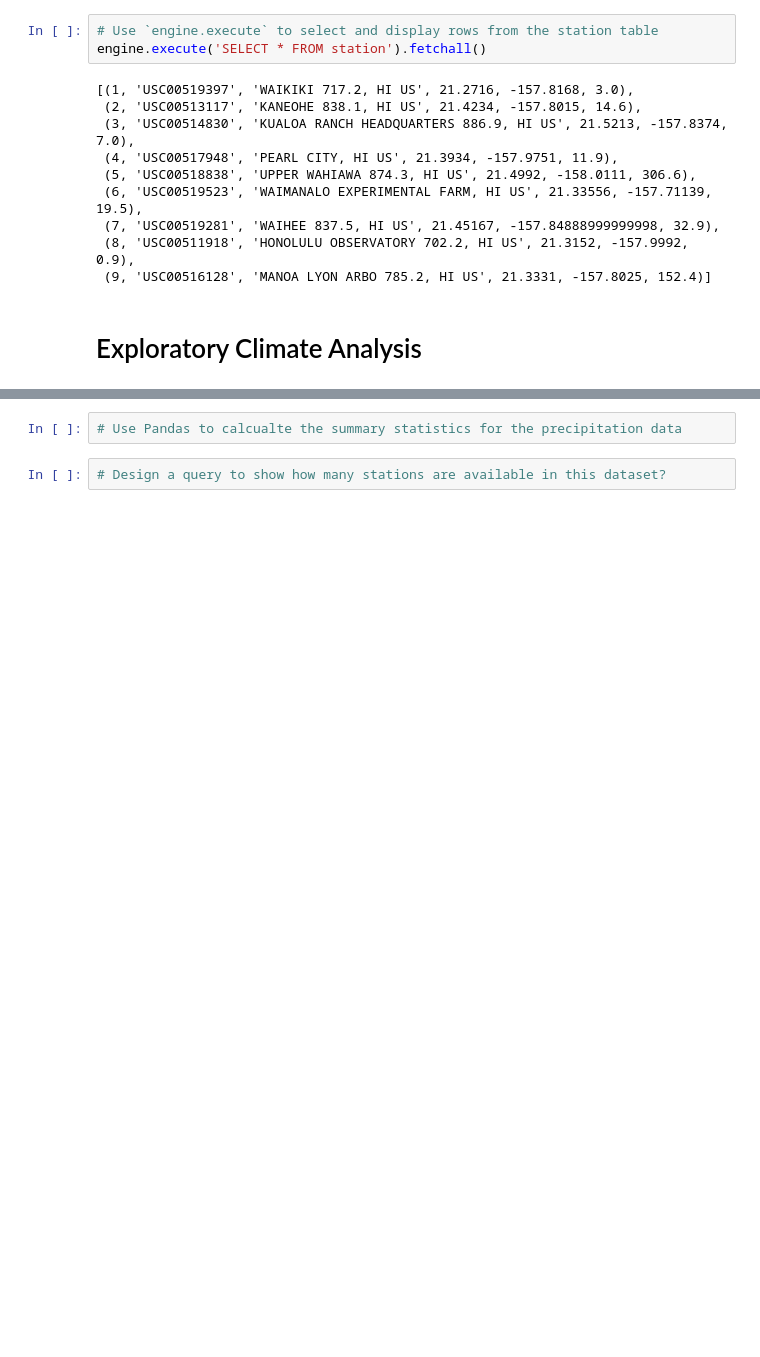
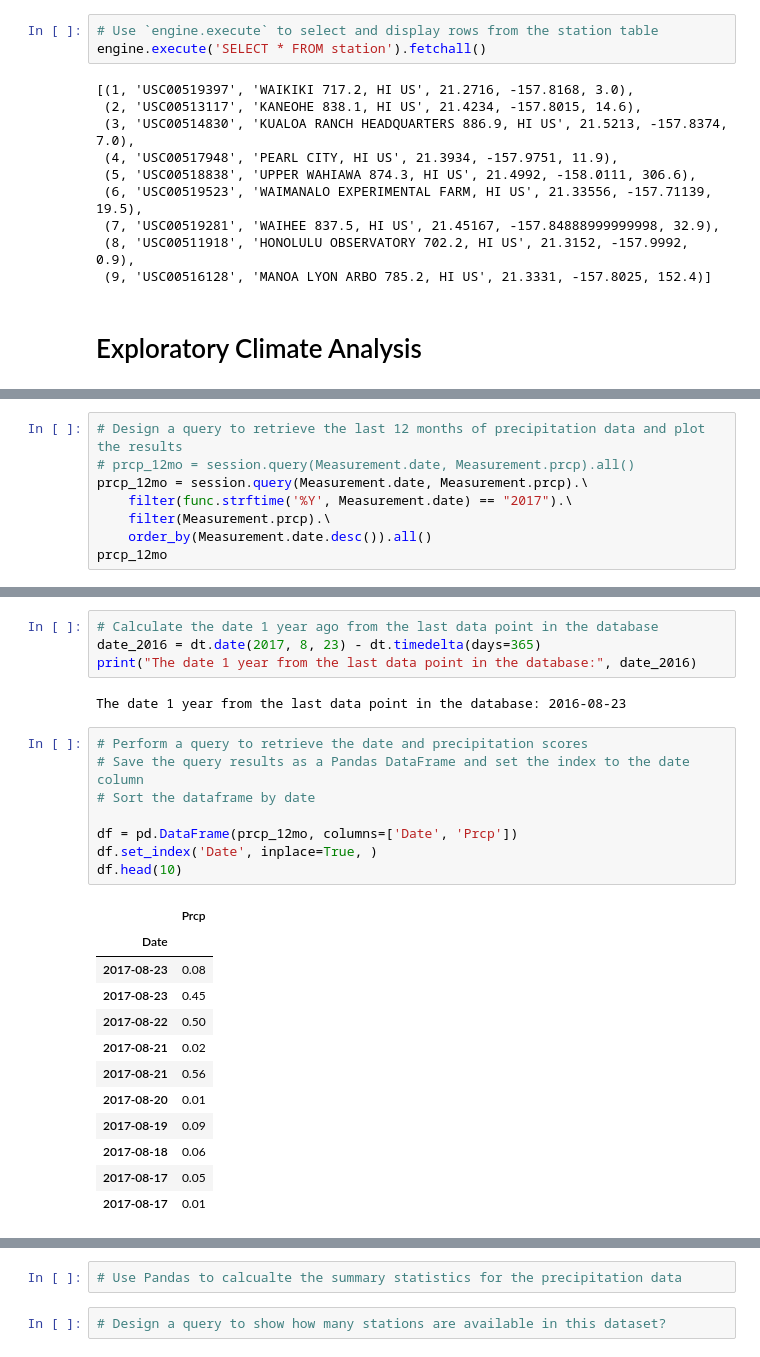
Before and after one commit to MabelDS89/sqlalchemy-challenge, a Jupyter notebook: Climate.ipynb, the cells around one changed output, grey strips where cells are left out. Cells and saved outputs as stored; diff of their text form; blank space fills up the shorter version.

Commit message:
Began precipitation analysis and plotting.

```diff
--- a/Climate.ipynb
+++ b/Climate.ipynb
@@ -128,0 +103,8 @@ date_2016
+# %%
+# Design a query to retrieve the last 12 months of precipitation data and plot the results
+# prcp_12mo = session.query(Measurement.date, Measurement.prcp).all()
+prcp_12mo = session.query(Measurement.date, Measurement.prcp).\
+    filter(func.strftime('%Y', Measurement.date) == "2017").\
+    filter(Measurement.prcp).\
+    order_by(Measurement.date.desc()).all()
+prcp_12mo
@@ -128,0 +129,27 @@ date_2016
+# %%
+# Calculate the date 1 year ago from the last data point in the database
+date_2016 = dt.date(2017, 8, 23) - dt.timedelta(days=365)
+print("The date 1 year from the last data point in the database:", date_2016)
+# %% [output]
+The date 1 year from the last data point in the database: 2016-08-23
+# %%
+# Perform a query to retrieve the date and precipitation scores
+# Save the query results as a Pandas DataFrame and set the index to the date column
+# Sort the dataframe by date
+
+df = pd.DataFrame(prcp_12mo, columns=['Date', 'Prcp'])
+df.set_index('Date', inplace=True, )
+df.head(10)
+# %% [output]
+|  | Prcp |
+| Date |  |
+| 2017-08-23 | 0.08 |
+| 2017-08-23 | 0.45 |
+| 2017-08-22 | 0.50 |
+| 2017-08-21 | 0.02 |
+| 2017-08-21 | 0.56 |
+| 2017-08-20 | 0.01 |
+| 2017-08-19 | 0.09 |
+| 2017-08-18 | 0.06 |
+| 2017-08-17 | 0.05 |
+| 2017-08-17 | 0.01 |
```
Also changed, not shown: parts of 7 cells of this notebook.
